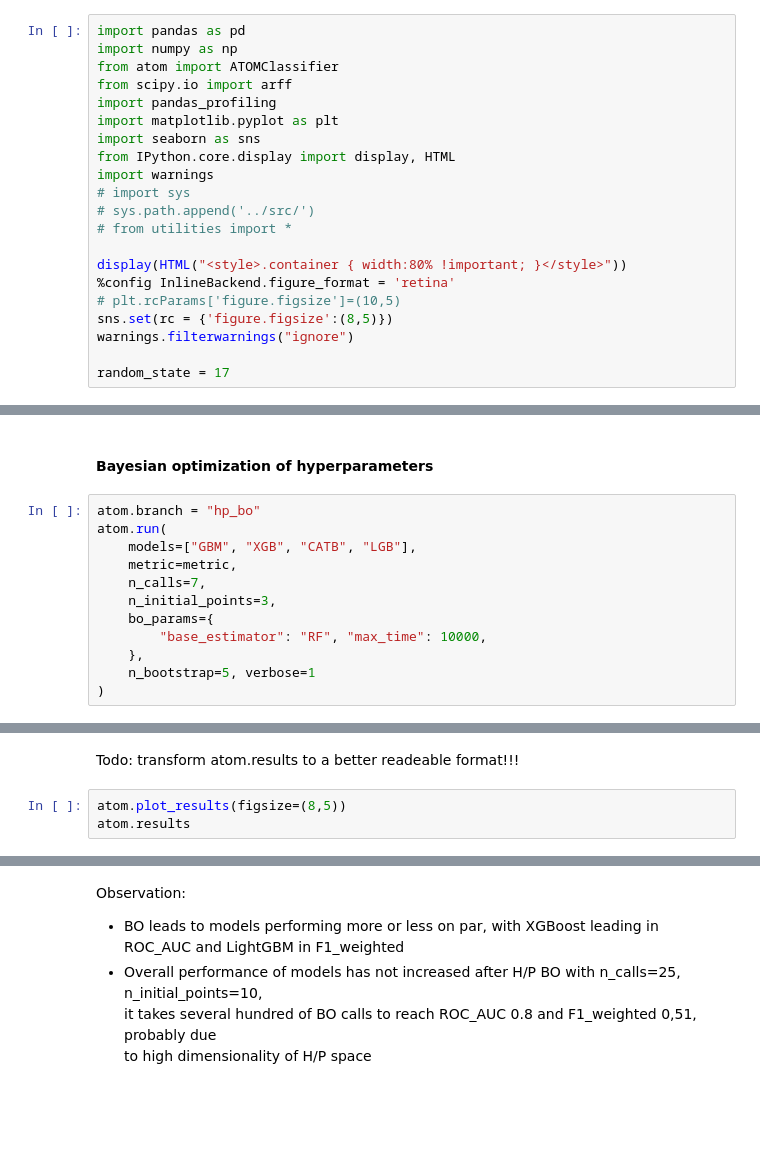
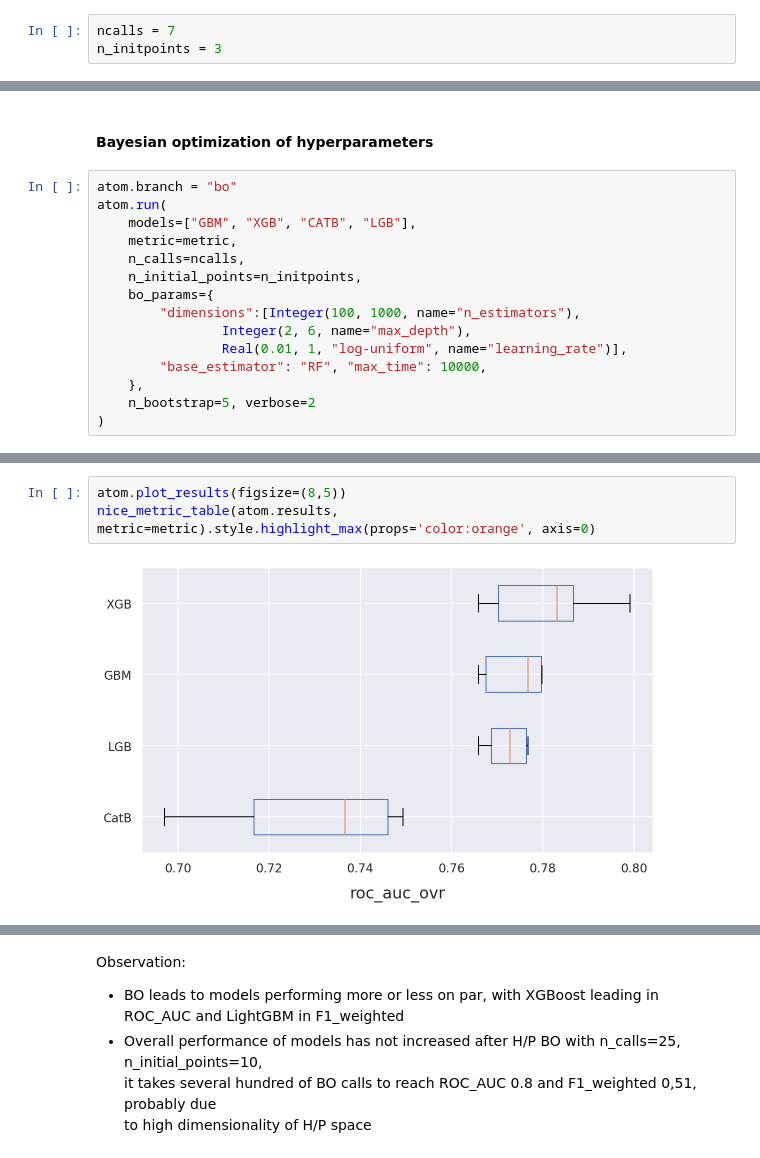
Before and after one commit to oort77/OTUS_HW1, a Jupyter notebook: notebooks/HW1_atom.ipynb, the cells around one changed output, grey strips where cells are left out. Saved outputs shown, nothing was run; the diff lists cells and outputs as text; blank space fills up the shorter version.

```diff
--- a/notebooks/HW1_atom.ipynb
+++ b/notebooks/HW1_atom.ipynb
@@ -28,24 +54,6 @@ Abbreviations:
 # %%
-import pandas as pd
-import numpy as np
-from atom import ATOMClassifier
-from scipy.io import arff
-import pandas_profiling
-import matplotlib.pyplot as plt
-import seaborn as sns
-from IPython.core.display import display, HTML
-import warnings
-# import sys
-# sys.path.append('../src/')
-# from utilities import *
-
-display(HTML("<style>.container { width:80% !important; }</style>"))
-%config InlineBackend.figure_format = 'retina'
-# plt.rcParams['figure.figsize']=(10,5)
-sns.set(rc = {'figure.figsize':(8,5)})
-warnings.filterwarnings("ignore")
-
-random_state = 17
+ncalls = 7
+n_initpoints = 3
 # %% [markdown]
 ### Load data
 # %%
@@ -154,14 +308,17 @@ Observation:
 # %% [markdown]
 #### Bayesian optimization of hyperparameters
 # %%
-atom.branch = "hp_bo"
+atom.branch = "bo"
 atom.run(
     models=["GBM", "XGB", "CATB", "LGB"],
     metric=metric,
-    n_calls=7,
-    n_initial_points=3,
+    n_calls=ncalls,
+    n_initial_points=n_initpoints,
     bo_params={
+        "dimensions":[Integer(100, 1000, name="n_estimators"),
+                Integer(2, 6, name="max_depth"),
+                Real(0.01, 1, "log-uniform", name="learning_rate")],
         "base_estimator": "RF", "max_time": 10000,
     },
-    n_bootstrap=5, verbose=1
+    n_bootstrap=5, verbose=2
 )
@@ -168,5 +343,5 @@ atom.run(
-# %% [markdown]
-Todo: transform atom.results to a better readeable format!!!
 # %%
 atom.plot_results(figsize=(8,5))
-atom.results
+nice_metric_table(atom.results, metric=metric).style.highlight_max(props='color:orange', axis=0)
+# %% [output]
+[figure, added]
```
Also changed, not shown: parts of 34 cells of this notebook, 1 other file.
